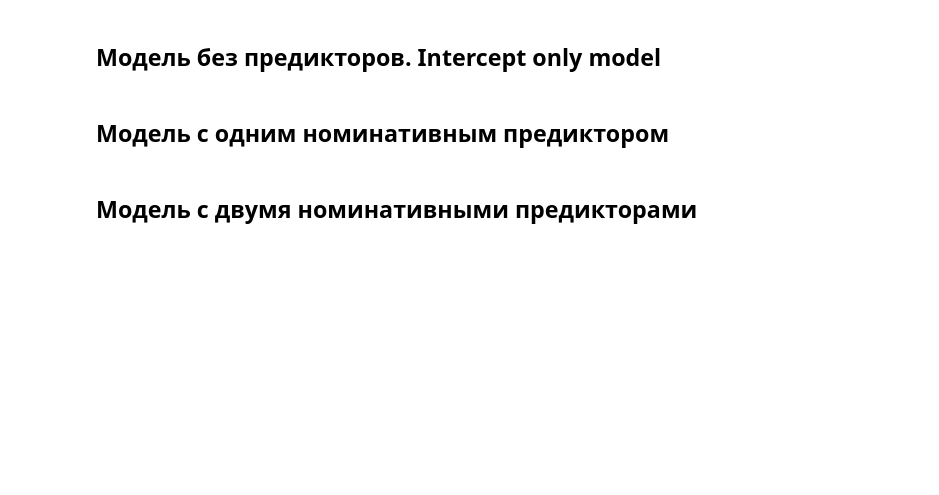
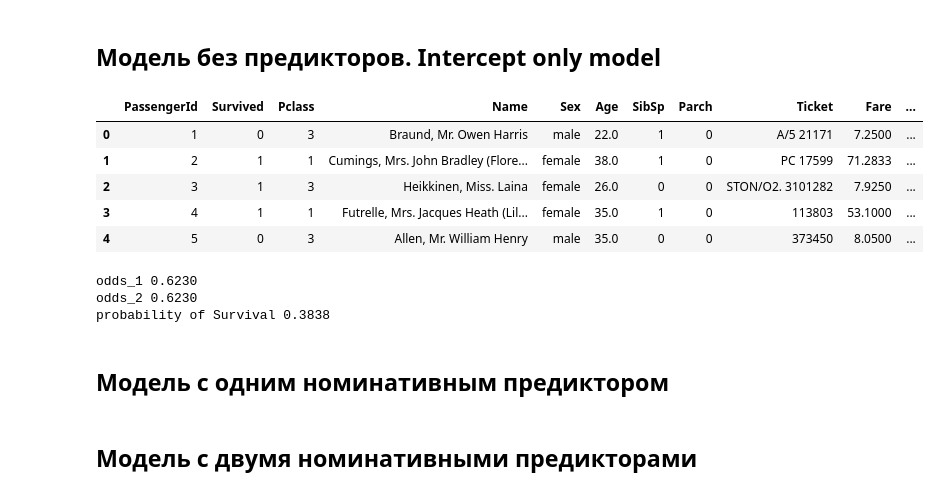
Before and after one commit to KlukvaMors/basic_stat, a Jupyter notebook: basic_stat_2.ipynb, the cells around one changed output. Saved outputs shown, nothing was run; the diff lists cells and outputs as text; code cells hidden in the pictures; blank space fills up the shorter version.

Commit message:
LogisticRegression

```diff
--- a/basic_stat_2.ipynb
+++ b/basic_stat_2.ipynb
@@ -178,5 +216,38 @@ print(f'{p:.4f}')
 # %% [markdown]
 ## Модель без предикторов. Intercept only model
+# %%
+from sklearn.linear_model import LogisticRegression
+import pandas as pd
+import numpy as np
+
+df = pd.read_csv('data/titanic.csv')
+df.head()
+# %% [output]
+|  | PassengerId | Survived | Pclass | Name | Sex | Age | SibSp | Parch | Ticket | Fare | ... |
+| 0 | 1 | 0 | 3 | Braund, Mr. Owen Harris | male | 22.0 | 1 | 0 | A/5 21171 | 7.2500 | ... |
+| 1 | 2 | 1 | 1 | Cumings, Mrs. John Bradley (Flore... | female | 38.0 | 1 | 0 | PC 17599 | 71.2833 | ... |
+| 2 | 3 | 1 | 3 | Heikkinen, Miss. Laina | female | 26.0 | 0 | 0 | STON/O2. 3101282 | 7.9250 | ... |
+| 3 | 4 | 1 | 1 | Futrelle, Mrs. Jacques Heath (Lil... | female | 35.0 | 1 | 0 | 113803 | 53.1000 | ... |
+| 4 | 5 | 0 | 3 | Allen, Mr. William Henry | male | 35.0 | 0 | 0 | 373450 | 8.0500 | ... |
+# %%
+y = df.Survived
+# фиктиный предиктор (чтобы сделать модель без предиктора)
+X = np.zeros((y.size, 1))
+
+model = LogisticRegression()
+clf = model.fit(X, y)
+# шансы полученные из модели и вычисленные нами
+odds_1 = np.exp(np.asscalar(clf.intercept_))
+odds_2 = (df.Survived == 1).sum()/(df.Survived == 0).sum()
+print(f'''
+odds_1 {odds_1:.4f}
+odds_2 {odds_2:.4f}
+probability of Survival {(odds_1/(odds_1 + 1)):.4f}
+''')
+# %% [output]
+odds_1 0.6230
+odds_2 0.6230
+probability of Survival 0.3838
 # %% [markdown]
 ## Модель с одним номинативным предиктором
 # %% [markdown]
```
Also changed, not shown: parts of 3 cells of this notebook, 1 other file.
